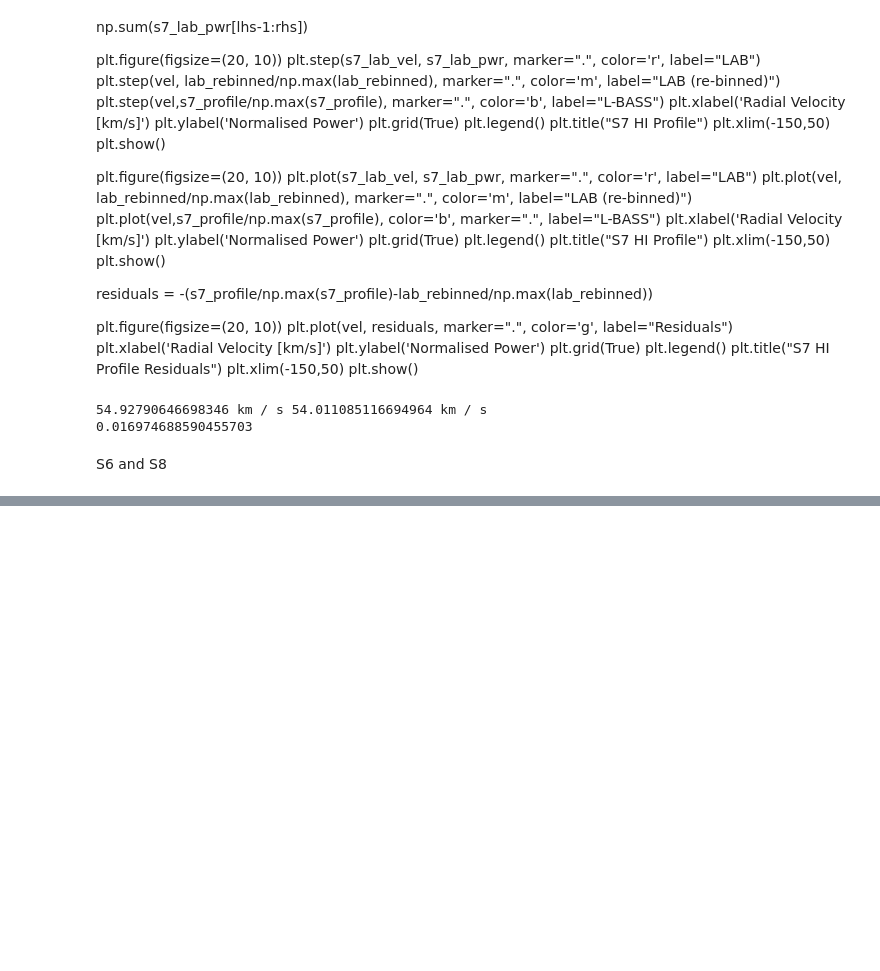
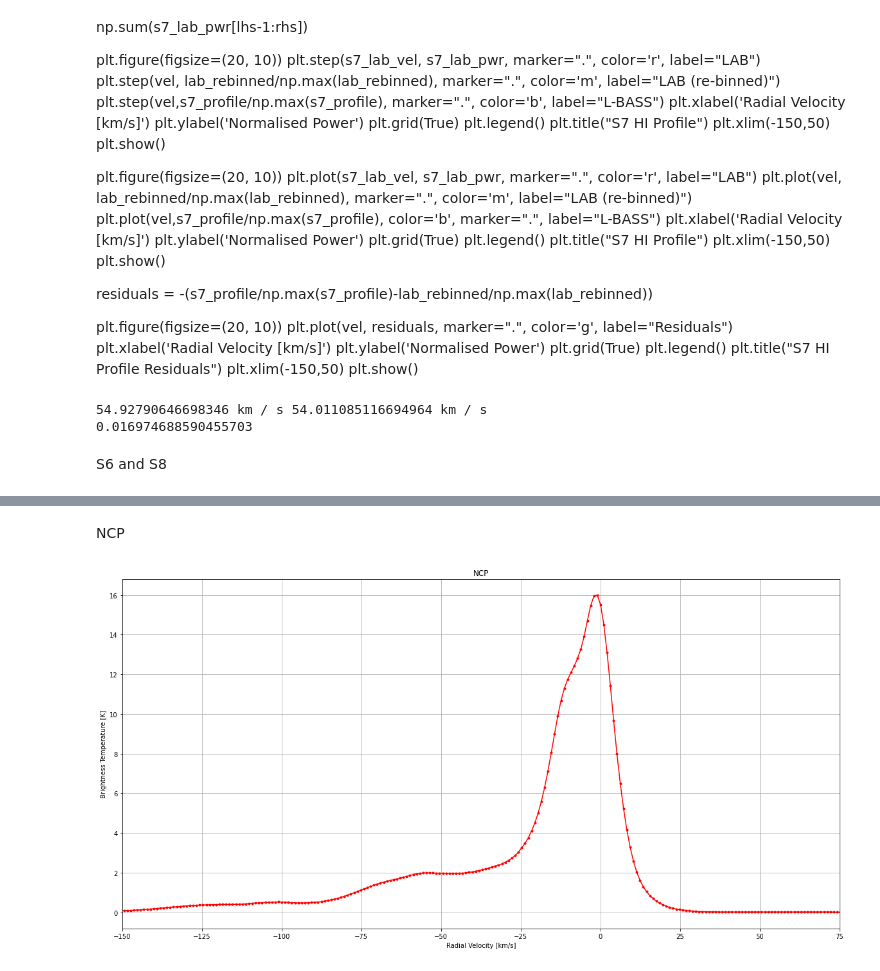
Before and after one commit to louis-hurrey/L-BASS, a Jupyter notebook: hydrogen_profiles.ipynb, the cells around one changed output, grey strips where cells are left out. Cells and saved outputs as stored; diff of their text form; code cells hidden in the pictures; blank space fills up the shorter version.

```diff
--- a/hydrogen_profiles.ipynb
+++ b/hydrogen_profiles.ipynb
@@ -802,0 +885,21 @@ profile_optimum_vel(s8_pwr_trim, s8_lab)
+# %% [markdown]
+NCP
+# %%
+ncp = np.genfromtxt("data/hydrogen profiles/ncp.txt", skip_header=4)
+
+vel = ncp[:,0]
+
+ncp_pwr = ncp[:,1]
+
+plt.figure(figsize=(20, 10))
+plt.plot(vel, ncp_pwr, marker=".", color='r', label="ncp")
+plt.xlabel('Radial Velocity [km/s]')
+plt.ylabel('Brightness Temperature [K]')
+plt.grid(True)
+#plt.legend()
+plt.title("NCP")
+plt.xlim(-150,75)
+#plt.ylim(0,6)
+plt.show()
+# %% [output]
+[figure, added]
```
Also changed, not shown: parts of 7 cells of this notebook, 14 other files.
